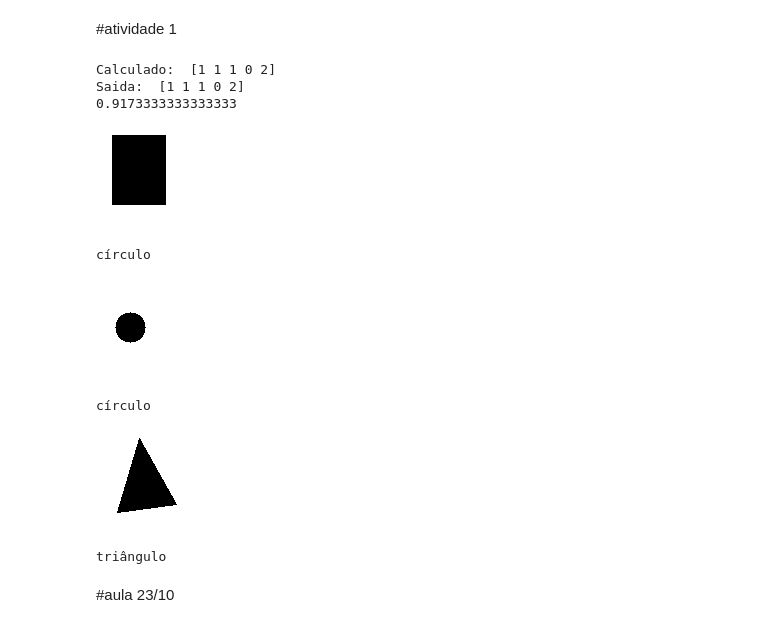
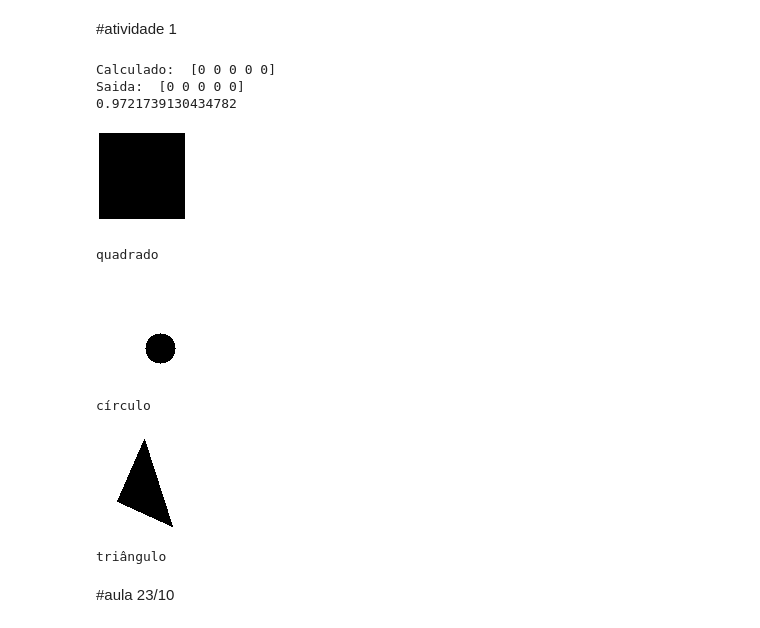
Before and after one commit to IgorB99/aula_robotica, a Jupyter notebook: aula_robotica_2020.ipynb, the cells around one changed output. Cells and saved outputs as stored; diff of their text form; code cells hidden in the pictures.

```diff
--- a/aula_robotica_2020.ipynb
+++ b/aula_robotica_2020.ipynb
@@ -32,11 +32,9 @@ def rectangle():
       img[py][px][1] = 255
       img[py][px][2] = 255
 
-  x1 = int(random.uniform(0, 45))
-  x2 = int(random.uniform(55, 100))
-  y1 = int(random.uniform(0, 45))
-  y2 = int(random.uniform(55, 100))
-  cv2.rectangle(img, (x1, y1), (x2, y2), (0, 0, 0), -1)
+  xy1 = int(random.uniform(0, 45))
+  xy2 = int(random.uniform(55, 100))
+  cv2.rectangle(img, (xy1, xy1), (xy2, xy2), (0, 0, 0), -1)
   return img
 
 def circle():
@@ -91,7 +89,7 @@ for quadrado in range(1000):
   row.append(0)
   writer.writerow(row)
 
-for circulo in range(1000):
+for circulo in range(50):
   img = circle()
   altura, largura, pixel = np.shape(img)
   row = []
@@ -101,7 +99,7 @@ for circulo in range(1000):
   row.append(1)
   writer.writerow(row)
 
-for triangulo in range(1000):
+for triangulo in range(100):
   img = triangle()
   altura, largura, pixel = np.shape(img)
   row = []
@@ -131,7 +129,7 @@ normaliza = normaliza.fit(dados_entrada_treino)
 dados_entrada_treino = normaliza.transform(dados_entrada_treino)
 dados_entrada_teste = normaliza.transform(dados_entrada_teste)
 
-clf = MLPClassifier(activation = "logistic", solver = "lbfgs", max_iter = 500)
+clf = MLPClassifier(activation = "logistic", solver = "lbfgs", max_iter = 100)
 clf = clf.fit(dados_entrada_treino, dados_saida_treino)
 # %%
 from sklearn.metrics import accuracy_score
@@ -143,9 +141,9 @@ print("Saida: ",real[0:5])
 
 print (accuracy_score(real, calculado))
 # %% [output]
-Calculado:  [1 1 1 0 2]
-Saida:  [1 1 1 0 2]
-0.9173333333333333
+Calculado:  [0 0 0 0 0]
+Saida:  [0 0 0 0 0]
+0.9721739130434782
 # %%
 import cv2
 import numpy as np
@@ -154,7 +152,7 @@ import random
 
 def cal(x):
   if x == 0:
-    resultado = "retângulo"
+    resultado = "quadrado"
   elif x == 1:
     resultado = "círculo"
   elif x == 2:
@@ -171,11 +169,9 @@ def rectangle():
       img[py][px][1] = 255
       img[py][px][2] = 255
 
-  x1 = int(random.uniform(0, 45))
-  x2 = int(random.uniform(55, 100))
-  y1 = int(random.uniform(0, 45))
-  y2 = int(random.uniform(55, 100))
-  cv2.rectangle(img, (x1, y1), (x2, y2), (0, 0, 0), -1)
+  xy1 = int(random.uniform(0, 45))
+  xy2 = int(random.uniform(55, 100))
+  cv2.rectangle(img, (xy1, xy1), (xy2, xy2), (0, 0, 0), -1)
   cv2_imshow(img)
 
   altura, largura, pixel = np.shape(img)
@@ -222,38 +218,38 @@ def triangle():
       img[py][px][1] = 255
       img[py][px][2] = 255
 
   x1 = int(random.uniform(25, 75))
   x2 = int(random.uniform(0, 40))
   x3 = int(random.uniform(60, 100))
   y1 = int(random.uniform(0, 40))
   y2 = int(random.uniform(60, 100))
   y3 = int(random.uniform(60, 100))
 
   t1 = (x1, y1)
   t2 = (x2, y2)
   t3 = (x3, y3)
   n = np.array([t1, t2, t3])
   cv2.drawContours(img, [n], 0, (0,0,0), -1)
   cv2_imshow(img)
 
   altura, largura, pixel = np.shape(img)
   dado = []
   for py in range(altura):
     for px in range(largura):
       dado.append(img[py][px][0])
   calculado = clf.predict([dado])
   resultado = cal(calculado)
   print(resultado)
 
 rectangle()
 circle()
 triangle()
 # %% [output]
-[figure, old version]
+[figure, new version]
-círculo
+quadrado
-[figure, old version]
+[figure, new version]
 círculo
-[figure, old version]
+[figure, new version]
 triângulo
 # %% [markdown]
 #aula 23/10
```
